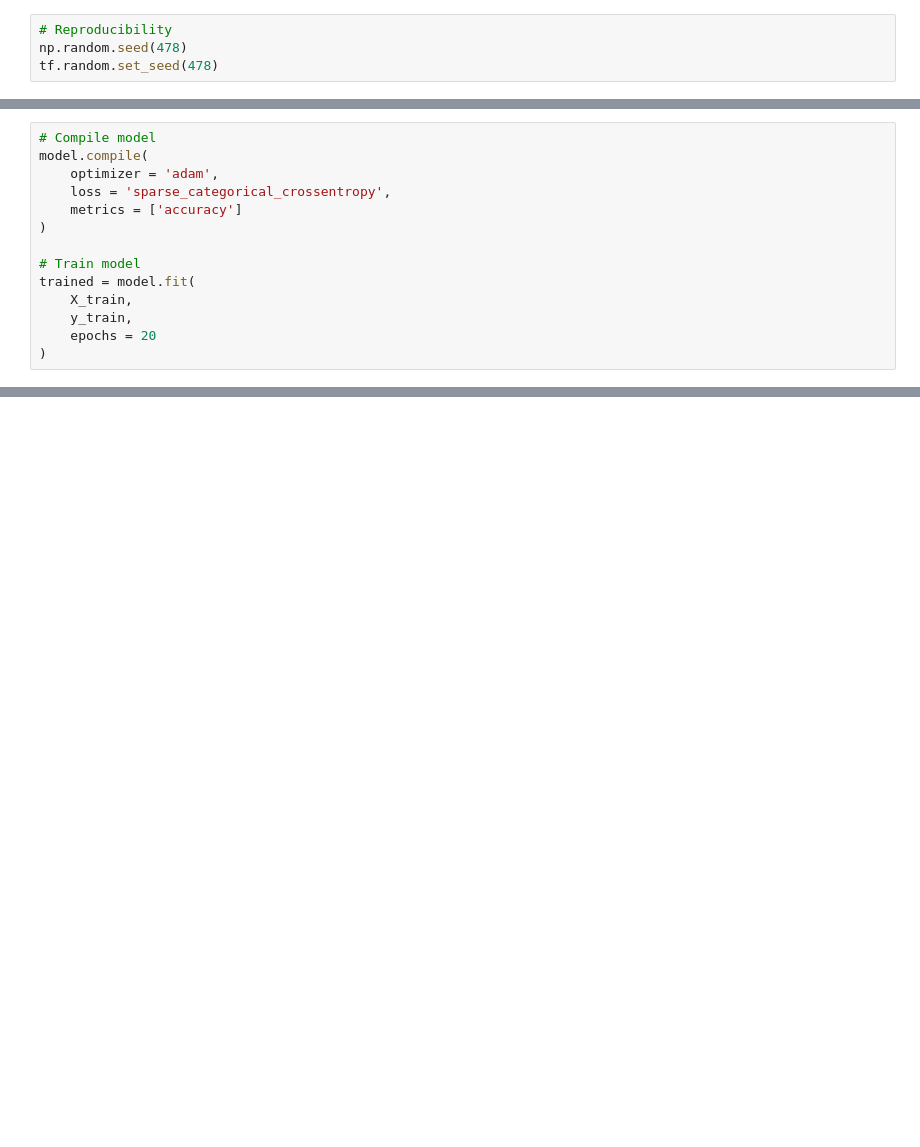
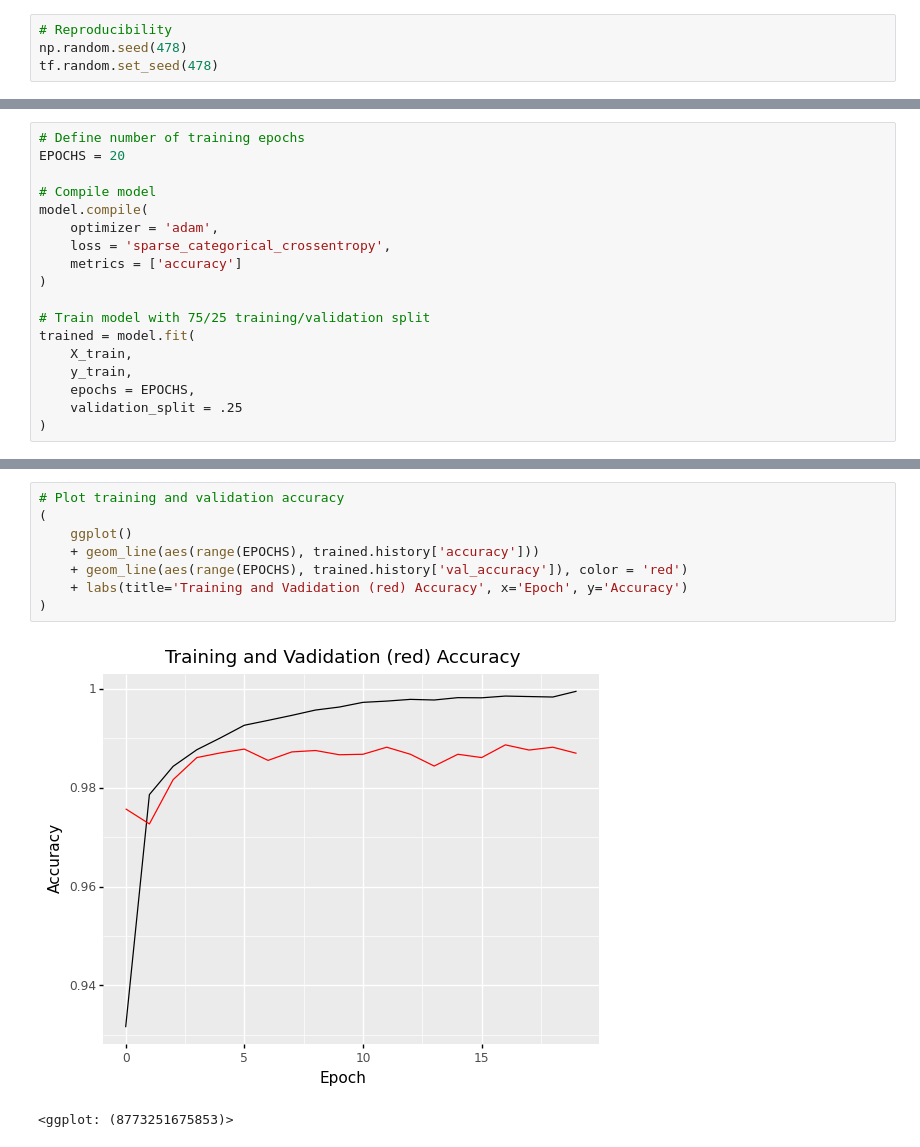
Before and after one commit to akiehl2000/DigitRecognizer, a Jupyter notebook: digitRecognizer.ipynb, the cells around one changed output, grey strips where cells are left out. Cells and saved outputs as stored; diff of their text form; blank space fills up the shorter version.

Commit message:
Add plots and test set predictions

```diff
--- a/digitRecognizer.ipynb
+++ b/digitRecognizer.ipynb
@@ -77,6 +75,9 @@ Trainable params: 34,826
 Non-trainable params: 0
 _________________________________________________________________
 # %%
+# Define number of training epochs
+EPOCHS = 20
+
 # Compile model
 model.compile(
     optimizer = 'adam',
@@ -84,11 +85,12 @@ model.compile(
     metrics = ['accuracy']
 )
 
-# Train model
+# Train model with 75/25 training/validation split
 trained = model.fit(
     X_train,
     y_train,
-    epochs = 20
+    epochs = EPOCHS,
+    validation_split = .25
 )
 # %% [output]
 Epoch 1/20
@@ -110,0 +113,11 @@ Epoch 20/20
+# %%
+# Plot training and validation accuracy
+(
+    ggplot()
+    + geom_line(aes(range(EPOCHS), trained.history['accuracy']))
+    + geom_line(aes(range(EPOCHS), trained.history['val_accuracy']), color = 'red')
+    + labs(title='Training and Vadidation (red) Accuracy', x='Epoch', y='Accuracy')
+)
+# %% [output]
+[figure, added]
+<ggplot: (8773251675853)>
```
Also changed, not shown: parts of 6 cells of this notebook.
